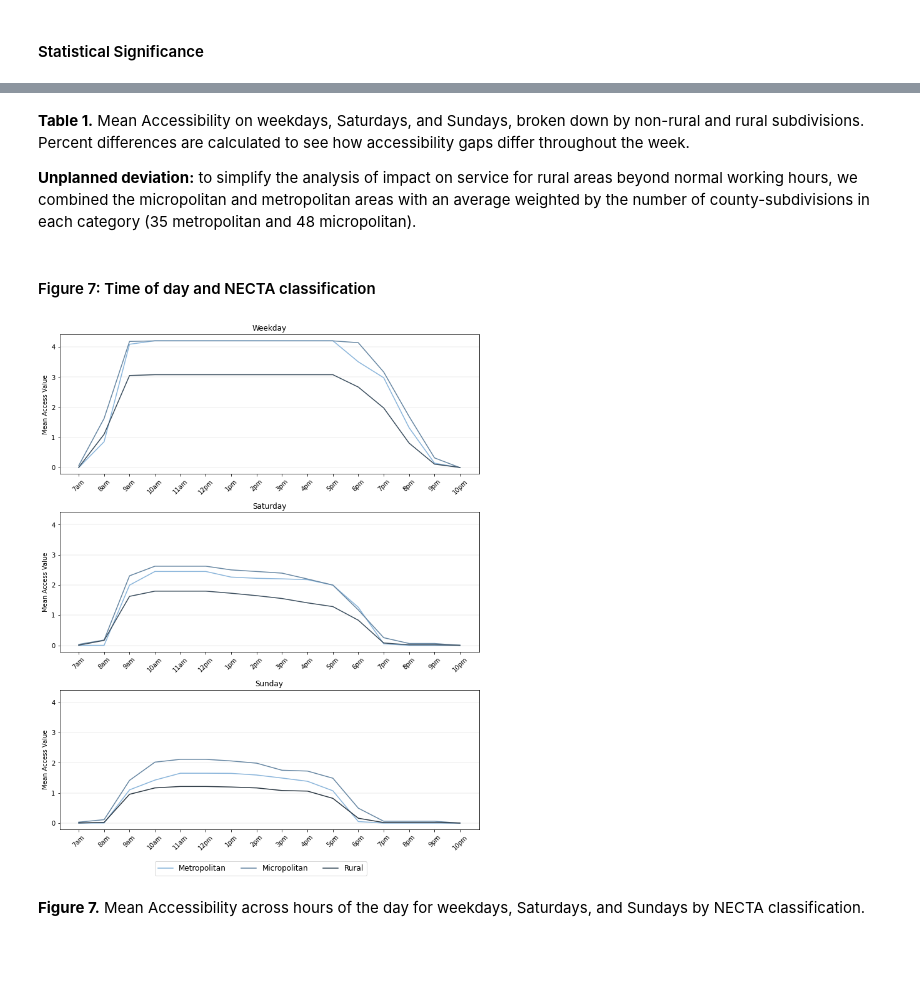
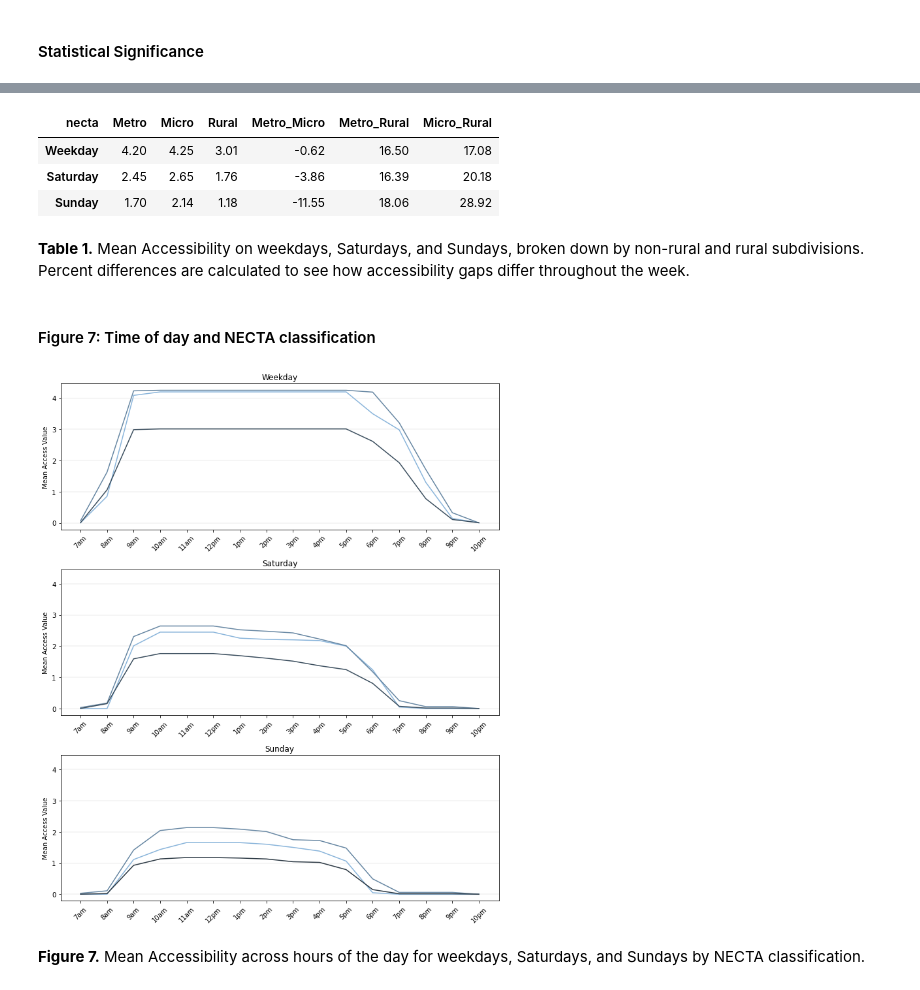
Before and after one commit to HEGSRR/OR-VT-Pharmacy, a Jupyter notebook: procedure/code/01_Pharmacy_Accessibility_ResultsOnly.ipynb, the cells around one changed output, grey strips where cells are left out. Saved outputs shown, nothing was run; the diff lists cells and outputs as text; code cells hidden in the pictures; blank space fills up the shorter version.

Commit message:
figure and results saving options

```diff
--- a/procedure/code/01_Pharmacy_Accessibility_ResultsOnly.ipynb
+++ b/procedure/code/01_Pharmacy_Accessibility_ResultsOnly.ipynb
@@ -841,7 +914,7 @@ values_su = linegraph_df[access_columns_su].mean()  # Calculate the mean value f
 common_x_values = ['7am', '8am', '9am', '10am', '11am','12pm','1pm', '2pm', '3pm', '4pm', '5pm', '6pm', '7pm', '8pm', '9pm', '10pm']
 
 # Plot together
-fig, ax = plt.subplots(figsize=(10, 6))
+fig4, ax = plt.subplots(figsize=(10, 6))
 plt.plot(common_x_values, values_w, label='Weekday', color='black', linestyle='-')
 plt.plot(common_x_values, values_s, label='Saturday', color='black', linestyle='-.')
 plt.plot(common_x_values, values_su, label='Sunday', color='black', linestyle=':')
@@ -854,5 +927,6 @@ plt.legend()
 plt.show()
 
 # save figure
-#fig.savefig("./results/figures/figure4.jpg", dpi=300)
+if figsave:
+    fig4.savefig(make_fig_file(4), dpi=300)
 # %% [output]
@@ -862,7 +936,7 @@ plt.show()
 # %% [markdown]
 #### Figure 5: Accessibility at extreme hours
 # %%
-fig, ax = plt.subplots(figsize=(10, 10), facecolor = "white")
+fig5, ax = plt.subplots(figsize=(10, 10), facecolor = "white")
 mapping_df.plot(column='access_23week', cmap='Greens', ax=ax, linewidth=0.2, edgecolor= '.8', vmax=.5)
 mapping_df.dissolve().boundary.plot(ax=ax, color='black', linewidth=1)
 
@@ -885,5 +959,6 @@ plt.tight_layout()
 plt.show()
 
 # Save Figure
-#fig.savefig("./results/figures/figure5.jpg", dpi=300)
+if figsave:
+    fig5.savefig(make_fig_file(5), dpi=300)
 # %% [output]
@@ -984,7 +1020,33 @@ print(tabulate(means_by_metro, tablefmt = 'fancy_grid', headers=["","N","Weekday
+# %%
+# Accessibility by Day and metropolitan/micropolitan Table
+means_by_metro = mapping_df.groupby('necta').mean()[['access_w','access_s','access_su']]
+means_by_metro = means_by_metro.rename(columns={"access_w": "Weekday",
+                                                "access_s": "Saturday",
+                                                "access_su": "Sunday"})
+means_by_metro = means_by_metro.transpose()
+means_by_metro = means_by_metro.rename(columns={"Metropolitan": "Metro",
+                                                "Micropolitan": "Micro"})
+
+def pctdiff(df, col1, col2):
+    newcol = col1 + "_" + col2
+    df[newcol] = (df[col1] - df[col2])/(df[col1] + df[col2]) * 100
+    return df
+
+means_by_metro = round(pctdiff(means_by_metro, "Metro", "Micro"), 2)
+means_by_metro = round(pctdiff(means_by_metro, "Metro", "Rural"), 2)
+means_by_metro = round(pctdiff(means_by_metro, "Micro", "Rural"), 2)
+
+means_by_metro
+
+# print(tabulate(means_by_metro, tablefmt = 'fancy_grid', headers=["","N","Weekday Mean Access", "Saturday Mean Access", "Sunday Mean Access"]))
+#means_by_metro
+# %% [output]
+| necta | Metro | Micro | Rural | Metro_Micro | Metro_Rural | Micro_Rural |
+| Weekday | 4.20 | 4.25 | 3.01 | -0.62 | 16.50 | 17.08 |
+| Saturday | 2.45 | 2.65 | 1.76 | -3.86 | 16.39 | 20.18 |
+| Sunday | 1.70 | 2.14 | 1.18 | -11.55 | 18.06 | 28.92 |
 # %% [markdown]
 **Table 1.** Mean Accessibility on weekdays, Saturdays, and Sundays, broken down by non-rural and rural subdivisions. Percent differences are calculated to see how accessibility gaps differ throughout the week.
-
-**Unplanned deviation:** to simplify the analysis of impact on service for rural areas beyond normal working hours, we combined the micropolitan and metropolitan areas with an average weighted by the number of county-subdivisions in each category (35 metropolitan and 48 micropolitan).
 # %% [markdown]
 #### Figure 7: Time of day and NECTA classification
 # %%
@@ -1006,7 +1068,7 @@ access_columns3 = ['access_7sun','access_8sun','access_9sun','access_10sun', 'ac
 linegraph_df4 = mapping_df.groupby('necta')[access_columns3].mean()
 linegraph_df4 = linegraph_df4.T
 
-fig, axs = plt.subplots(3, 1, figsize=(10, 12), sharey = True)
+fig7, axs = plt.subplots(3, 1, figsize=(10, 12), sharey = True)
 
 custom_ticks = [0,1,2,3,4,5,6,7,8,9,10,11,12,13,14,15]
 time_labels = ['7am','8am', '9am','10am','11am','12pm','1pm','2pm', '3pm','4pm','5pm','6pm', '7pm','8pm','9pm','10pm']
@@ -1024,35 +1086,36 @@ axs[0].grid(axis='y', linestyle='-', linewidth=0.08, color='black')
 # Saturday
 linegraph_df3.plot(time_labels, kind='line', color = ['#8AB5DB','#6787A3','#3B4E5E'] , ax=axs[1], legend = None)
 axs[1].set_title('Saturday')
 axs[1].set_xlabel('')
 axs[1].set_ylabel('Mean Access Value')
 axs[1].set_xticks(custom_ticks)
 axs[1].set_xticklabels(time_labels, rotation = 45)
 axs[1].grid(axis='y', linestyle='-', linewidth=0.08, color='black')
 
 # Sunday
 linegraph_df4.plot(time_labels, kind='line', color = ['#8AB5DB','#6787A3','#2A3742'], ax=axs[2], legend= None)
 axs[2].set_title('Sunday')
 axs[2].set_xlabel('')
 axs[2].set_ylabel('Mean Access Value')
 axs[2].set_xticks(custom_ticks)
 axs[2].set_xticklabels(time_labels, rotation = 45)
 axs[2].grid(axis='y', linestyle='-', linewidth=0.08, color='black')
 
 handles, labels = axs[0].get_legend_handles_labels()
 fig.legend(handles, labels, loc='lower center', ncol=3, fontsize=12, title='', title_fontsize='large', labels = ['Metropolitan','Micropolitan','Rural'], bbox_to_anchor=(0.5, -0.04))
 
 #fig.patch.set_edgecolor('black') #Border
 #fig.patch.set_linewidth(2)
 
 #plt.suptitle('Mean Access by Time of Day', x=0.51, y=1.0, fontsize=16, ha='center')
 plt.tight_layout()
 plt.show()
 
 # Save Figure
-#fig.savefig("./results/figures/figure7.jpg", dpi=300)
+if figsave:
+    fig7.savefig(make_fig_file(7), dpi=300)
 # %% [output]
-[figure, old version]
+[figure, new version]
 # %% [markdown]
 **Figure 7.** Mean Accessibility across hours of the day for weekdays, Saturdays, and Sundays by NECTA classification.
 # %%
```
Also changed, not shown: parts of 32 cells of this notebook, 12 other files.
